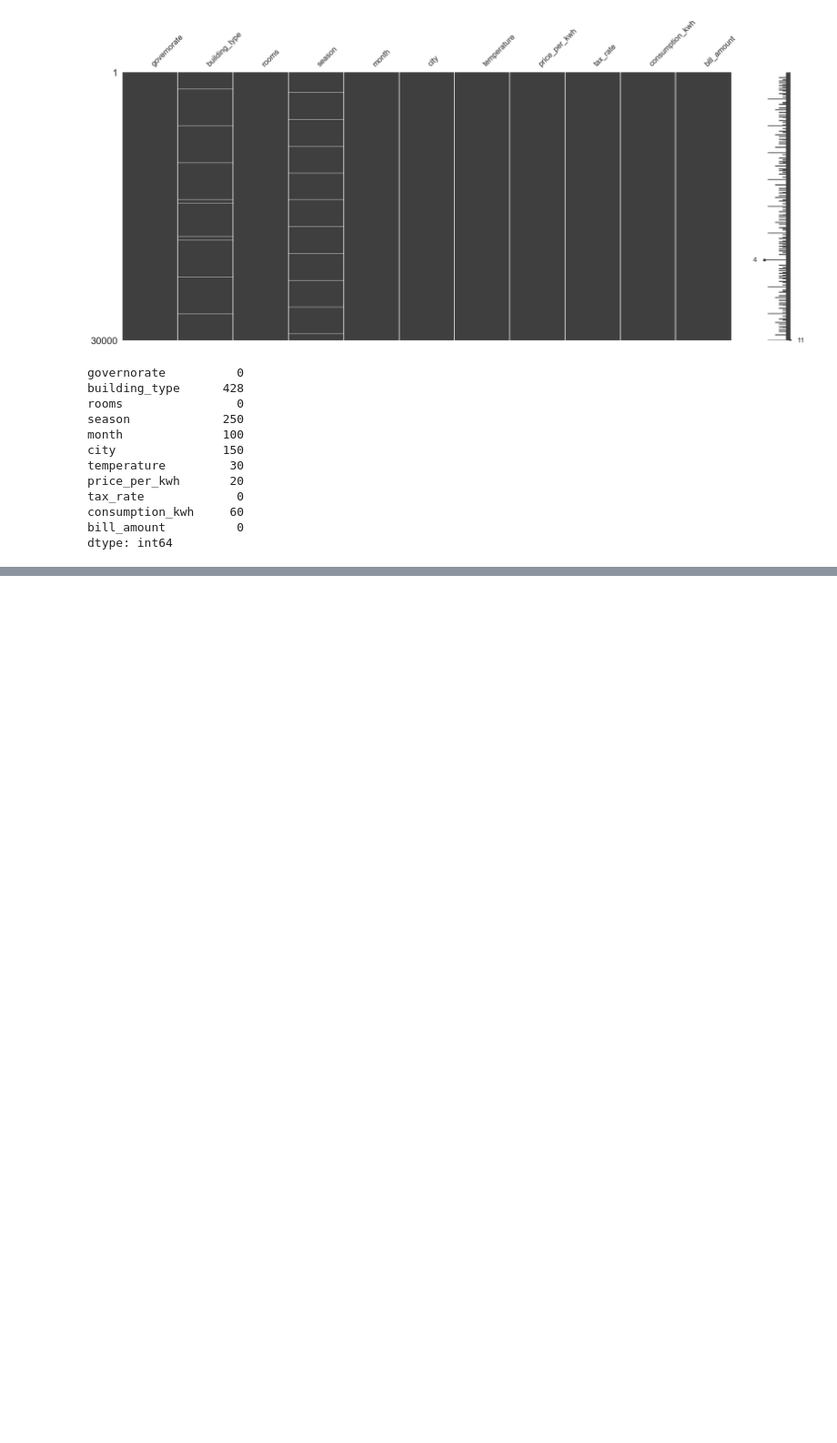
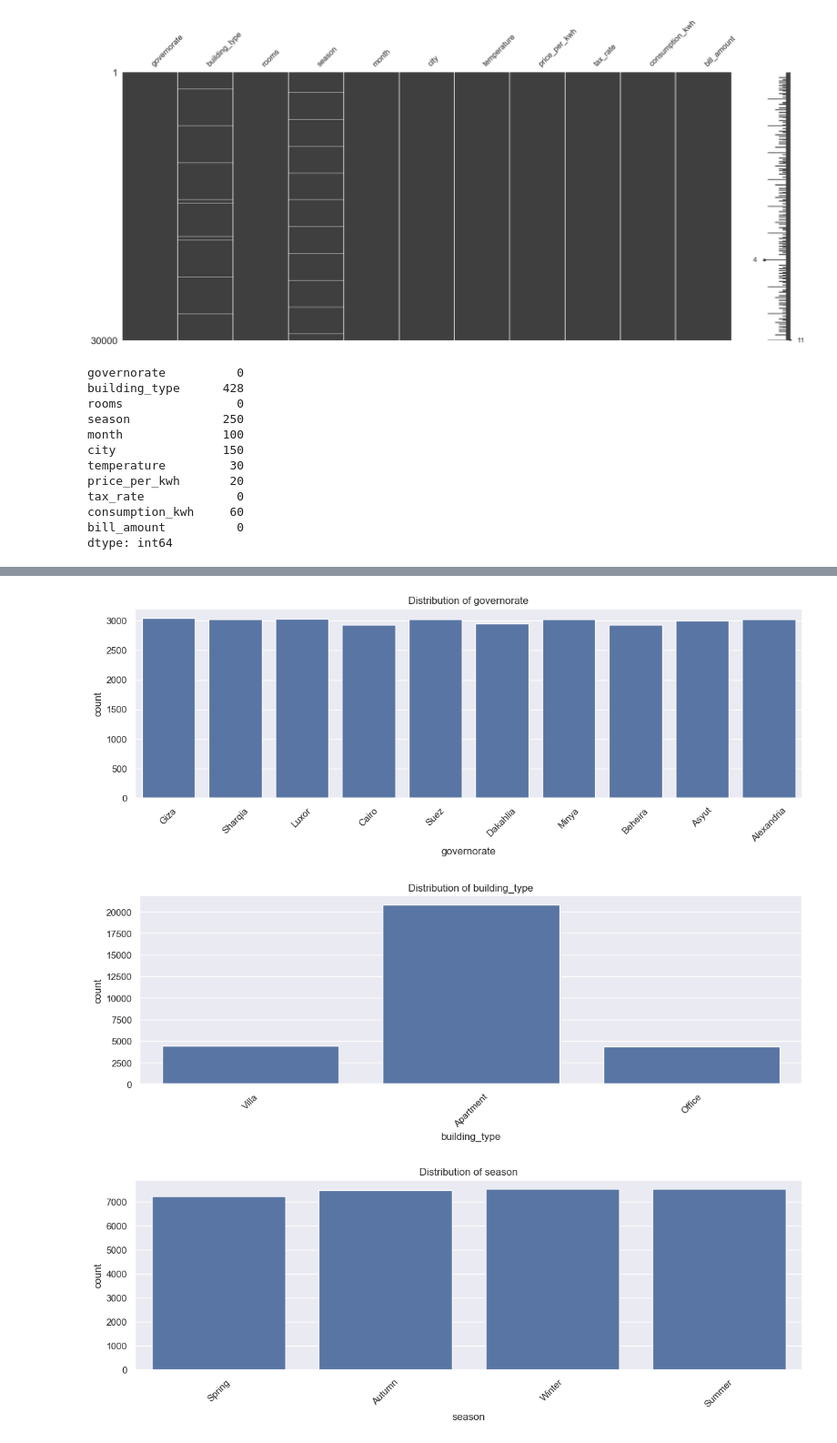
Before and after one commit to z3yad30/Electricity_Bill_Prediction, a Jupyter notebook: Note_Book_01.ipynb, the cells around one changed output, grey strips where cells are left out. Shown: that part at 91% size. Saved outputs shown, nothing was run; the diff lists cells and outputs as text; code cells hidden in the pictures; blank space fills up the shorter version.

```diff
--- a/Note_Book_01.ipynb
+++ b/Note_Book_01.ipynb
@@ -92,9 +92,6 @@ tax_rate             0
 consumption_kwh     60
 bill_amount          0
 dtype: int64
-# %%
-i = 0
-for month in raw_data['month']:
-    i += 1
-    if i % 300 == 0:
-        raw_data.at[i, 'month'] = None
+# %%
+for col in raw_data.columns:
+    print(f"{col}: {raw_data[col].nunique()} unique values")
@@ -100,0 +110,4 @@ for month in raw_data['month']:
+# %%
+# check data balance
+for col in raw_data.columns:
+    print(f"{col}: {raw_data[col].value_counts(normalize=True)}")
@@ -100,0 +132,13 @@ for month in raw_data['month']:
+# %%
+# Visualize data balance for categorical columns
+categorical_cols = raw_data.select_dtypes(include=['object', 'category']).columns
+for col in categorical_cols:
+    plt.figure(figsize=(14, 4))
+    sb.countplot(data=raw_data, x=col)
+    plt.title(f'Distribution of {col}')
+    plt.xticks(rotation=45)
+    plt.show()
+# %% [output]
+[figure, added]
+[figure, added]
+[figure, added]
```
Also changed, not shown: parts of 3 cells of this notebook.
